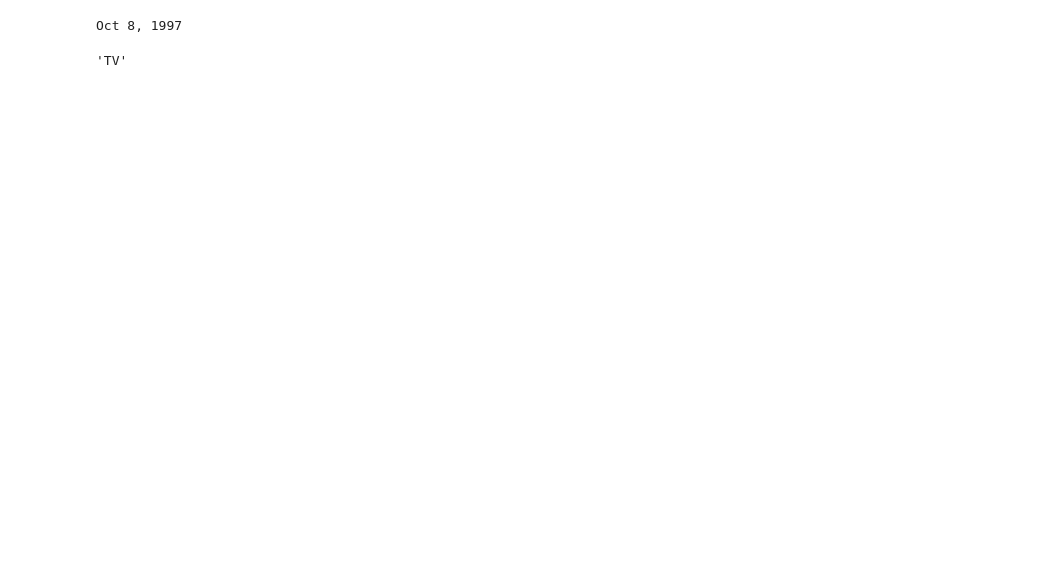
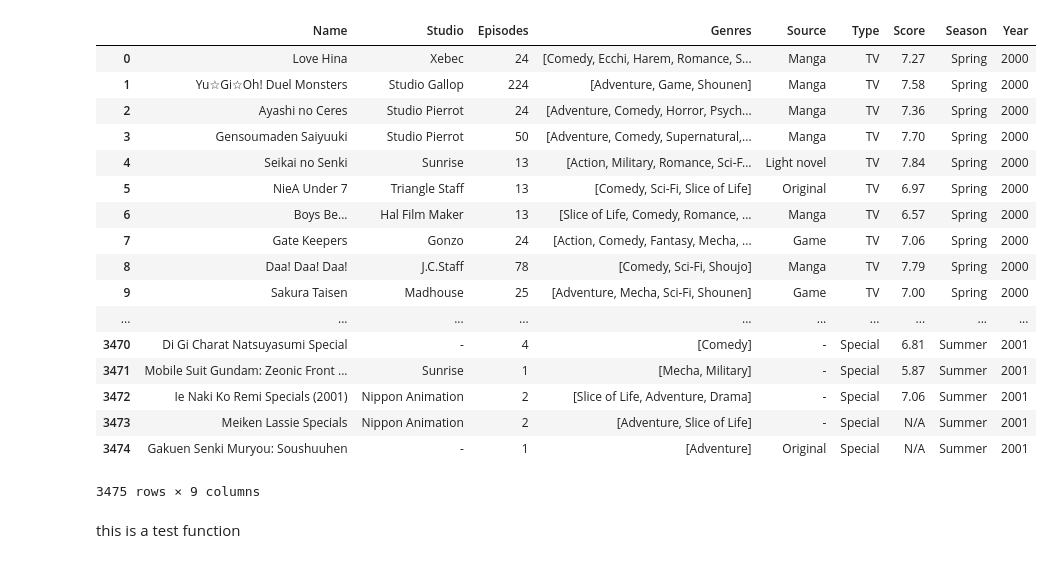
Before and after one commit to CalebWelch/anime_scores, a Jupyter notebook: random scraper.ipynb, the cells around one changed output. Cells and saved outputs as stored; diff of their text form; code cells hidden in the pictures; blank space fills up the shorter version.

Commit message:
added notebook for analysis on random selection

```diff
--- a/random scraper.ipynb
+++ b/random scraper.ipynb
@@ -10,9 +10,9 @@ import pandas as pd
 url = requests.get('https://myanimelist.net/anime/season/archive')
 soup = bs(url.text,"html5lib")
 # %%
+#picking a random set of 96 seasons to search th
 seasons = soup.find_all('td')
-
-randindex = random.sample(range(0, 150), 96)
+randindex = random.sample(range(0, 150), 80)
 seasons_to_pick = [seasons[x] for x in randindex]
 seasons_to_pick
 # %% [output]
@@ -36,13 +38,23 @@ seasons_to_pick
 # %%
-df = pd.DataFrame(columns=['Name','Studio','Episodes','Source','Type','Score','Year'])
 """fine tune the lookup list"""
-def getText(soup):
-    for s in soup.find_all('div',{'class':'seasonal-anime-list js-seasonal-anime-list js-seasonal-anime-list-key-1 clearfix'}):
-        k = s.findAll('div',{'class':'seasonal-anime js-seasonal-anime'})
-        for anime in k:
-            print anime.find('a',{'class' : 'link-title'}).text.strip()
-            print anime.find('span',{"class":'producer'}).text.strip()
-            print anime.find('div',{'class':'eps'}).text.strip().split(' ')[0]
-            print anime.find('span',{"class":'source'}).text.strip()
-            print re.search("[a-zA-Z]+",str(anime.find('div',{'class':'info'}).text)).group(0)
-            print anime.find('span',{'class':'score'}).text.strip()
+def getText(soup,df):
+    testdf = pd.Series(index=['Name','Studio','Episodes','Genres','Source','Type','Score','Season','Year'])
+    for index, s in enumerate(soup.find_all('div',class_=re.compile(r'seasonal-anime-list js-seasonal-anime-list js-seasonal-anime-list-key'))):
+        #grab each show in the above category
+        if index is 1:
+            continue
+        else:
+            #print (s.find_all('div',class_="seasonal-anime js-seasonal-anime")),index
+            #print (soup.find('title').text.strip().split(' ')[0]), (soup.find('title').text.strip().split(' ')[1])
+            for anime in s.find_all('div',class_="seasonal-anime js-seasonal-anime"):
+                testdf.Season = (soup.find('title').text.strip().split(' ')[0])
+                testdf.Year = (soup.find('title').text.strip().split(' ')[1])
+                testdf.Name = anime.find('a',{'class' : 'link-title'}).text.strip()
+                testdf.Studio = anime.find('span',{"class":'producer'}).text.strip()
+                testdf.Episodes = anime.find('div',{'class':'eps'}).text.strip().split(' ')[0]
+                testdf.Source = anime.find('span',{"class":'source'}).text.strip()
+                testdf.Type = re.search("[a-zA-Z]+",str(anime.find('div',{'class':'info'}).text)).group(0)
+                testdf.Score = anime.find('span',{'class':'score'}).text.strip()
+                testdf.Genres = [x.text.strip() for x in anime.find_all('span',class_='genre')]
+                df = df.append(testdf,ignore_index=True)
+    return df
@@ -49,4 +63,5 @@ def getText(soup):
 # %%
+df = pd.DataFrame(columns=['Name','Studio','Episodes','Genres','Source','Type','Score','Season','Year'])
 time_avg = []
 for index,s in enumerate(seasons_to_pick):
     t = time.time()
@@ -55,7 +70,7 @@ for index,s in enumerate(seasons_to_pick):
         print '{} time to grab page is {}'.format(index,time.time() - t)
         time_avg.append(time.time() - t)
         soup = bs(url.text)
-        getText(soup)
+        df = getText(soup,df)
     except requests.exceptions.Timeout:
         print 'taking too long, skipping'
 print np.average(time_avg)
@@ -109,6 +95,24 @@ N/A
-# %%
-t = '                  Oct 8, 1997              '
-print t.strip()
-# %% [output]
-Oct 8, 1997
+# %%
+df
+# %% [output]
+|  | Name | Studio | Episodes | Genres | Source | Type | Score | Season | Year |
+| 0 | Love Hina | Xebec | 24 | [Comedy, Ecchi, Harem, Romance, S... | Manga | TV | 7.27 | Spring | 2000 |
+| 1 | Yu☆Gi☆Oh! Duel Monsters | Studio Gallop | 224 | [Adventure, Game, Shounen] | Manga | TV | 7.58 | Spring | 2000 |
+| 2 | Ayashi no Ceres | Studio Pierrot | 24 | [Adventure, Comedy, Horror, Psych... | Manga | TV | 7.36 | Spring | 2000 |
+| 3 | Gensoumaden Saiyuuki | Studio Pierrot | 50 | [Adventure, Comedy, Supernatural,... | Manga | TV | 7.70 | Spring | 2000 |
+| 4 | Seikai no Senki | Sunrise | 13 | [Action, Military, Romance, Sci-F... | Light novel | TV | 7.84 | Spring | 2000 |
+| 5 | NieA Under 7 | Triangle Staff | 13 | [Comedy, Sci-Fi, Slice of Life] | Original | TV | 6.97 | Spring | 2000 |
+| 6 | Boys Be... | Hal Film Maker | 13 | [Slice of Life, Comedy, Romance, ... | Manga | TV | 6.57 | Spring | 2000 |
+| 7 | Gate Keepers | Gonzo | 24 | [Action, Comedy, Fantasy, Mecha, ... | Game | TV | 7.06 | Spring | 2000 |
+| 8 | Daa! Daa! Daa! | J.C.Staff | 78 | [Comedy, Sci-Fi, Shoujo] | Manga | TV | 7.79 | Spring | 2000 |
+| 9 | Sakura Taisen | Madhouse | 25 | [Adventure, Mecha, Sci-Fi, Shounen] | Game | TV | 7.00 | Spring | 2000 |
+| ... | ... | ... | ... | ... | ... | ... | ... | ... | ... |
+| 3470 | Di Gi Charat Natsuyasumi Special | - | 4 | [Comedy] | - | Special | 6.81 | Summer | 2001 |
+| 3471 | Mobile Suit Gundam: Zeonic Front ... | Sunrise | 1 | [Mecha, Military] | - | Special | 5.87 | Summer | 2001 |
+| 3472 | Ie Naki Ko Remi Specials (2001) | Nippon Animation | 2 | [Slice of Life, Adventure, Drama] | - | Special | 7.06 | Summer | 2001 |
+| 3473 | Meiken Lassie Specials | Nippon Animation | 2 | [Adventure, Slice of Life] | - | Special | N/A | Summer | 2001 |
+| 3474 | Gakuen Senki Muryou: Soushuuhen | - | 1 | [Adventure] | Original | Special | N/A | Summer | 2001 |
+3475 rows × 9 columns
+# %% [markdown]
+this is a test function
 # %%
@@ -126,4 +143,0 @@ res = (re.search("[a-zA-Z]+",str(blah))).group(0)
-# %%
-res
-# %% [output]
-'TV'
```
Also changed, not shown: parts of 8 cells of this notebook, 1 other file.
